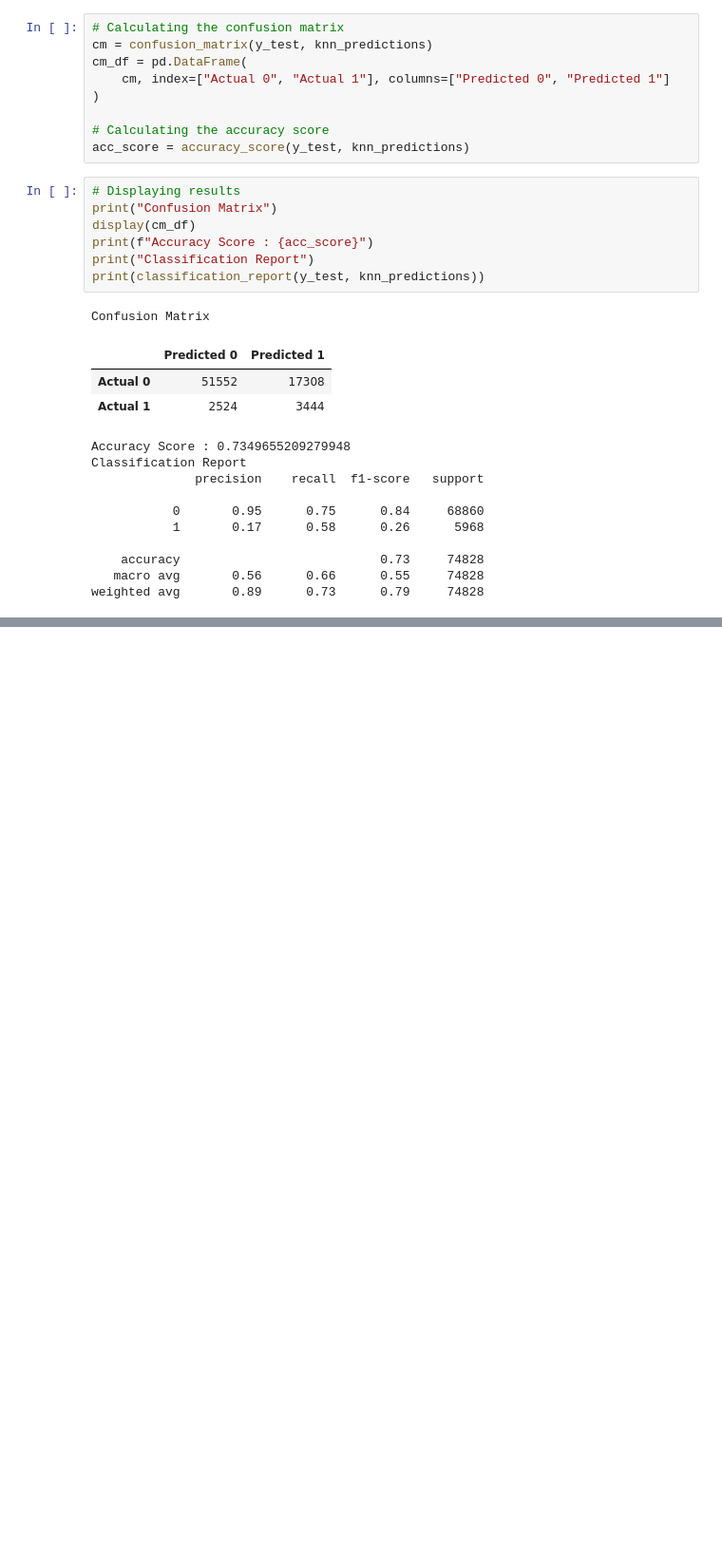
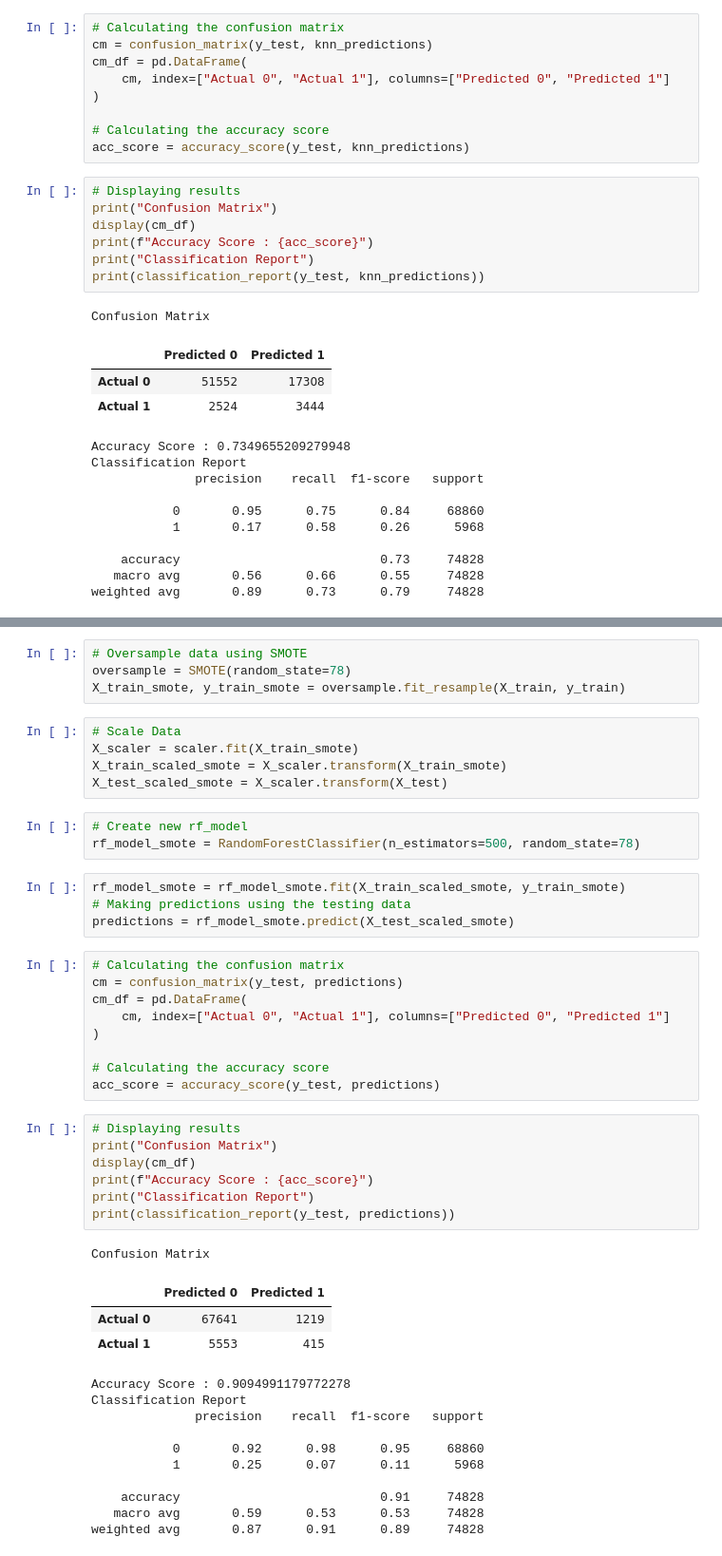
Before and after one commit to nickbrannum02/Project-4, a Jupyter notebook: model_testing.ipynb, the cells around one changed output, grey strips where cells are left out. Shown at 95% size. Drawn from its saved outputs; the diff is of its cells as text; blank space fills up the shorter version.

```diff
--- a/model_testing.ipynb
+++ b/model_testing.ipynb
@@ -478,0 +490,47 @@ weighted avg       0.89      0.73      0.79     74828
+# %%
+# Oversample data using SMOTE
+oversample = SMOTE(random_state=78)
+X_train_smote, y_train_smote = oversample.fit_resample(X_train, y_train)
+# %%
+# Scale Data
+X_scaler = scaler.fit(X_train_smote)
+X_train_scaled_smote = X_scaler.transform(X_train_smote)
+X_test_scaled_smote = X_scaler.transform(X_test)
+# %%
+# Create new rf_model
+rf_model_smote = RandomForestClassifier(n_estimators=500, random_state=78)
+# %%
+rf_model_smote = rf_model_smote.fit(X_train_scaled_smote, y_train_smote)
+# Making predictions using the testing data
+predictions = rf_model_smote.predict(X_test_scaled_smote)
+# %%
+# Calculating the confusion matrix
+cm = confusion_matrix(y_test, predictions)
+cm_df = pd.DataFrame(
+    cm, index=["Actual 0", "Actual 1"], columns=["Predicted 0", "Predicted 1"]
+)
+
+# Calculating the accuracy score
+acc_score = accuracy_score(y_test, predictions)
+# %%
+# Displaying results
+print("Confusion Matrix")
+display(cm_df)
+print(f"Accuracy Score : {acc_score}")
+print("Classification Report")
+print(classification_report(y_test, predictions))
+# %% [output]
+Confusion Matrix
+|  | Predicted 0 | Predicted 1 |
+| Actual 0 | 67641 | 1219 |
+| Actual 1 | 5553 | 415 |
+Accuracy Score : 0.9094991179772278
+Classification Report
+              precision    recall  f1-score   support
+
+           0       0.92      0.98      0.95     68860
+           1       0.25      0.07      0.11      5968
+
+    accuracy                           0.91     74828
+   macro avg       0.59      0.53      0.53     74828
+weighted avg       0.87      0.91      0.89     74828
```
Also changed, not shown: parts of 41 cells of this notebook.
